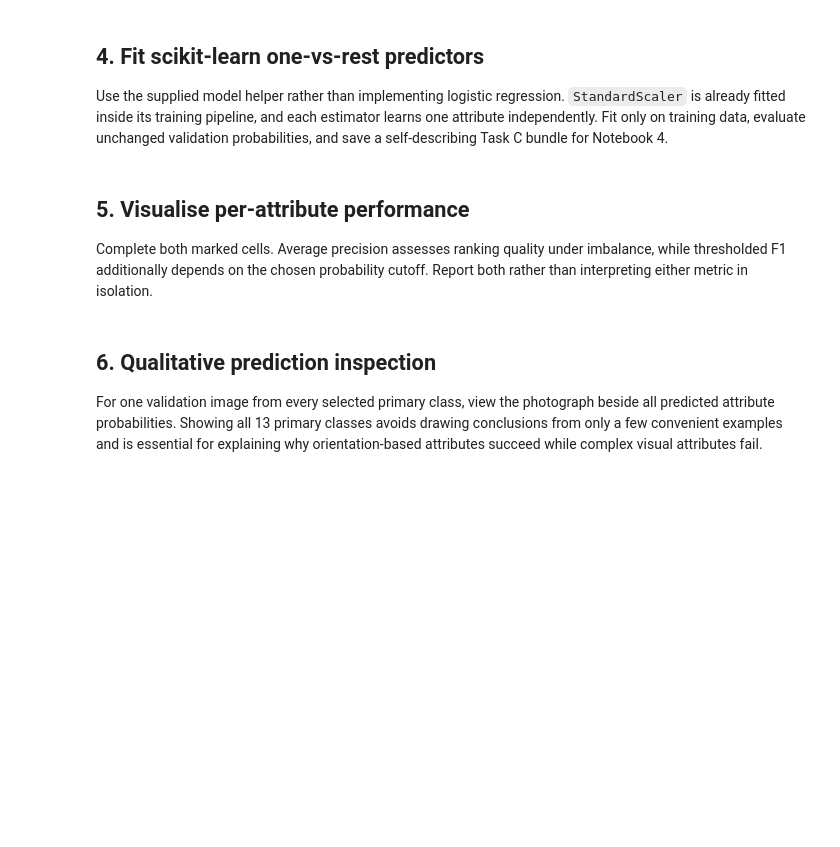
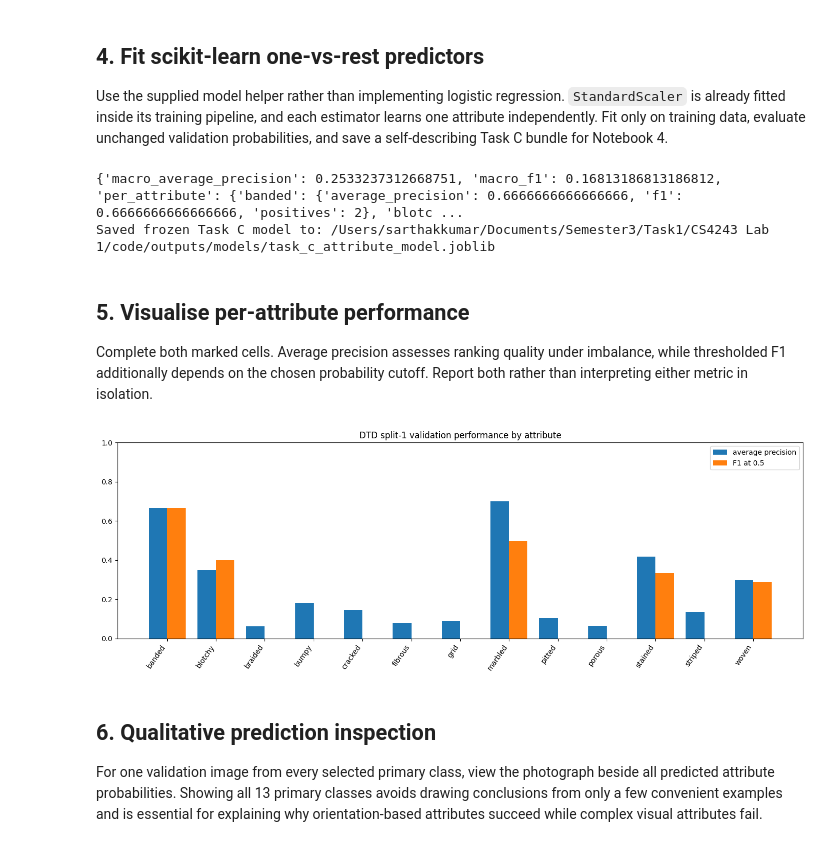
Before and after one commit to SarthaK-kumar-kgp/Computer-Vision, a Jupyter notebook: CS4243 Lab 1/code/notebooks/03_DTD_attribute_prediction.ipynb, the cells around one changed output. Cells and saved outputs as stored; diff of their text form; code cells hidden in the pictures; blank space fills up the shorter version.

Commit message:
Add Lab 1 report and analysis evidence

```diff
--- a/CS4243 Lab 1/code/notebooks/03_DTD_attribute_prediction.ipynb
+++ b/CS4243 Lab 1/code/notebooks/03_DTD_attribute_prediction.ipynb
@@ -30,14 +30,14 @@ dtd = read_manifest(ROOT / "manifests" / "dtd_split1.csv")
 size = (64, 64)
 train_records = sum(
     (
-        [r for r in dtd if r.split == "train" and r.attributes[0] == a]
+        [r for r in dtd if r.split == "train" and r.attributes[0] == a][:3]
         for a in attributes
     ),
     [],
 )
 validation_records = sum(
     (
-        [r for r in dtd if r.split == "validation" and r.attributes[0] == a]
+        [r for r in dtd if r.split == "validation" and r.attributes[0] == a][:2]
         for a in attributes
     ),
     [],
@@ -147,29 +157,59 @@ joblib.dump(
     task_c_model_path,
 )
 print("Saved frozen Task C model to:", task_c_model_path)
+# %% [output]
+{'macro_average_precision': 0.2533237312668751, 'macro_f1': 0.16813186813186812, 'per_attribute': {'banded': {'average_precision': 0.6666666666666666, 'f1': 0.6666666666666666, 'positives': 2}, 'blotc ...
+Saved frozen Task C model to: /Users/sarthakkumar/Documents/Semester3/Task1/CS4243 Lab 1/code/outputs/models/task_c_attribute_model.joblib
 # %% [markdown]
 ## 5. Visualise per-attribute performance
 Complete both marked cells. Average precision assesses ranking quality under imbalance, while thresholded F1 additionally depends on the chosen probability cutoff. Report both rather than interpreting either metric in isolation.
 # %%
 ap = np.asarray([
     attribute_report["per_attribute"][attribute]["average_precision"]
     for attribute in attributes
 ])
 f1 = np.asarray([
     attribute_report["per_attribute"][attribute]["f1"]
     for attribute in attributes
 ])
 
 x = np.arange(len(attributes))
 width = 0.38
 fig, ax = plt.subplots(figsize=(14, 5))
 ax.bar(x - width / 2, ap, width, label="average precision")
 ax.bar(x + width / 2, f1, width, label="F1 at 0.5")
 ax.set_xticks(x, attributes, rotation=55, ha="right")
 ax.set_ylim(0, 1)
 ax.set_title("DTD split-1 validation performance by attribute")
 ax.legend()
 fig.tight_layout()
+figure_dir = ROOT / "student_files" / "report_figures"
+figure_dir.mkdir(parents=True, exist_ok=True)
+fig.savefig(figure_dir / "task_c_attribute_scores.png", dpi=180, bbox_inches="tight")
+
+# Group validation images by their primary attribute.
+primary_labels = np.asarray([record.attributes[0] for record in validation_records])
+order = np.argsort(primary_labels, kind="stable")
+row_labels = []
+for index in order:
+    sample_number = np.sum(primary_labels[:index + 1] == primary_labels[index])
+    row_labels.append(f"{primary_labels[index]} ({sample_number})")
+fig, ax = plt.subplots(figsize=(12, 8))
+image = ax.imshow(
+    validation_probability[order], cmap="magma", vmin=0, vmax=1, aspect="auto"
+)
+ax.set_xticks(np.arange(len(attributes)), attributes, rotation=55, ha="right")
+ax.set_yticks(np.arange(len(order)), row_labels, fontsize=8)
+ax.set(
+    xlabel="predicted attribute", ylabel="validation image (primary label)",
+    title="DTD validation predicted-probability heatmap",
+)
+fig.colorbar(image, ax=ax, label="predicted probability")
+fig.tight_layout()
+fig.savefig(figure_dir / "task_c_probability_heatmap.png", dpi=180, bbox_inches="tight")
+plt.show()
+# %% [output]
+[figure, added]
 # %% [markdown]
 ## 6. Qualitative prediction inspection
 For one validation image from every selected primary class, view the photograph beside all predicted attribute probabilities. Showing all 13 primary classes avoids drawing conclusions from only a few convenient examples and is essential for explaining why orientation-based attributes succeed while complex visual attributes fail.
```
Also changed, not shown: parts of 6 cells of this notebook, 25 other files.
